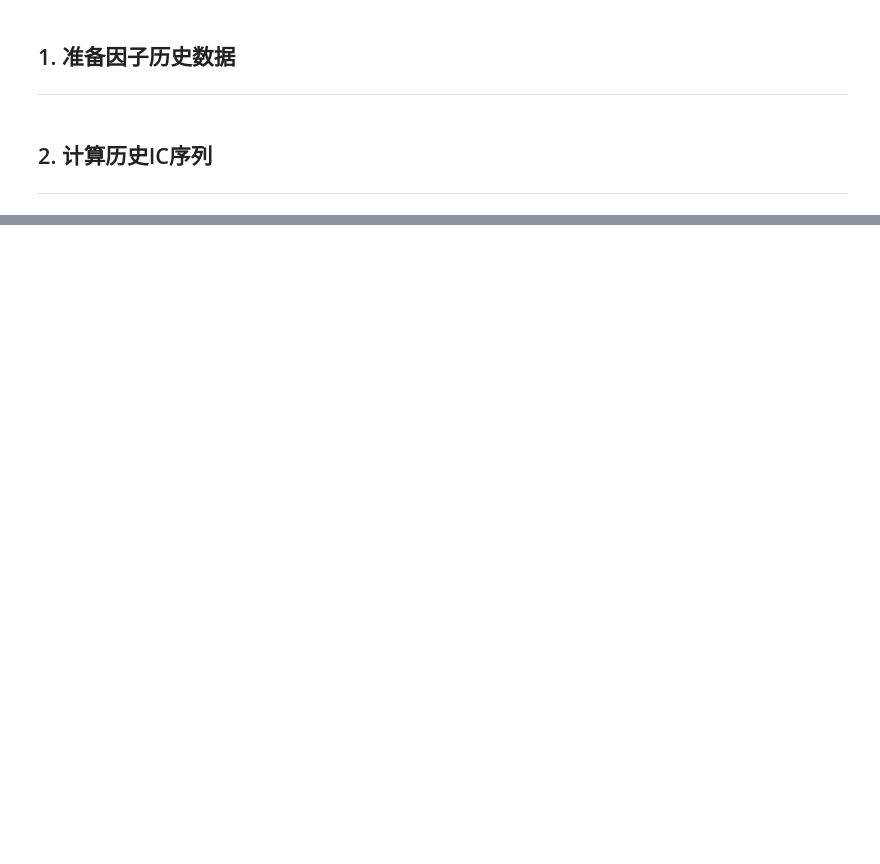
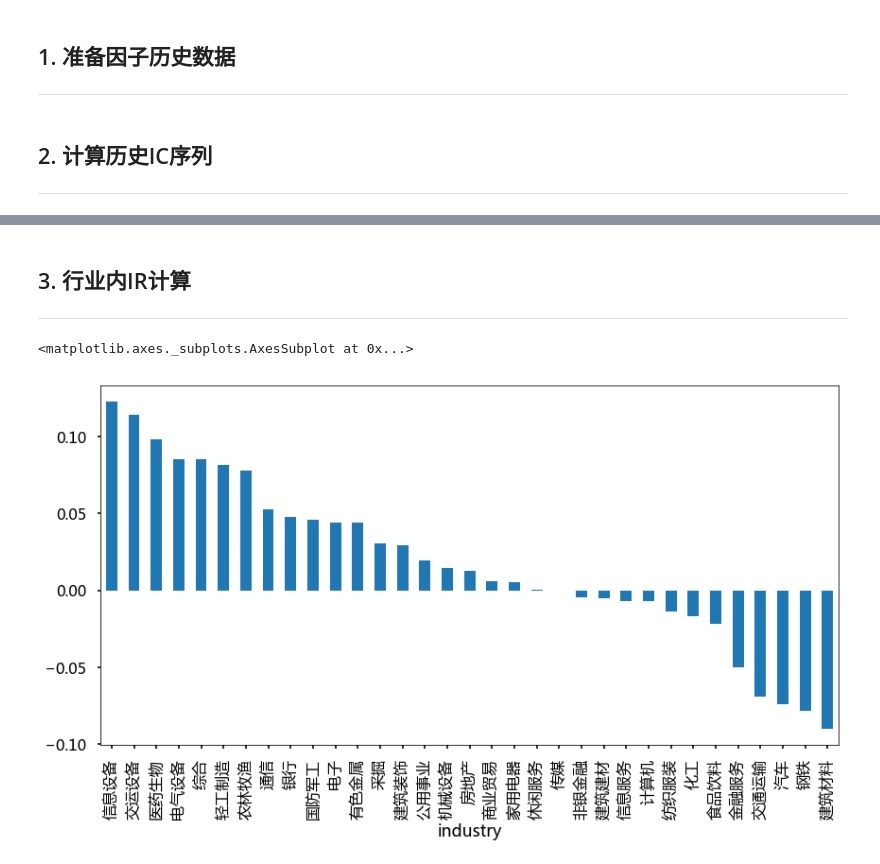
Before and after one commit to alpha-miner/alpha-mind, a Jupyter notebook: notebooks/Quick Start 7 - Single Factor IC Analysis.ipynb, the cells around one changed output, grey strips where cells are left out. Saved outputs shown, nothing was run; the diff lists cells and outputs as text; code cells hidden in the pictures; blank space fills up the shorter version.

```diff
--- a/notebooks/Quick Start 7 - Single Factor IC Analysis.ipynb
+++ b/notebooks/Quick Start 7 - Single Factor IC Analysis.ipynb
@@ -41,0 +57,13 @@ ic_series.rolling(window=7).mean().plot(figsize=(14, 7))
+# %% [markdown]
+## 3. 行业内IR计算
+---------------------
+# %%
+industry_category = engine.fetch_industry_range(universe, dates=dates)
+total_data = pd.merge(total_data, industry_category, on=['trade_date', 'code']).dropna()
+# %%
+industry_ic = total_data.groupby(['trade_date', 'industry']).apply(lambda x: np.corrcoef(x['neutralized_factors'], x['dx'])[0, 1])
+# %%
+(industry_ic.groupby(level=1).mean() / industry_ic.groupby(level=1).std()).sort_values(ascending=False).plot(kind='bar', figsize=(14, 7))
+# %% [output]
+<matplotlib.axes._subplots.AxesSubplot at 0x...>
+[figure, added]
```
Also changed, not shown: parts of 4 cells of this notebook.
